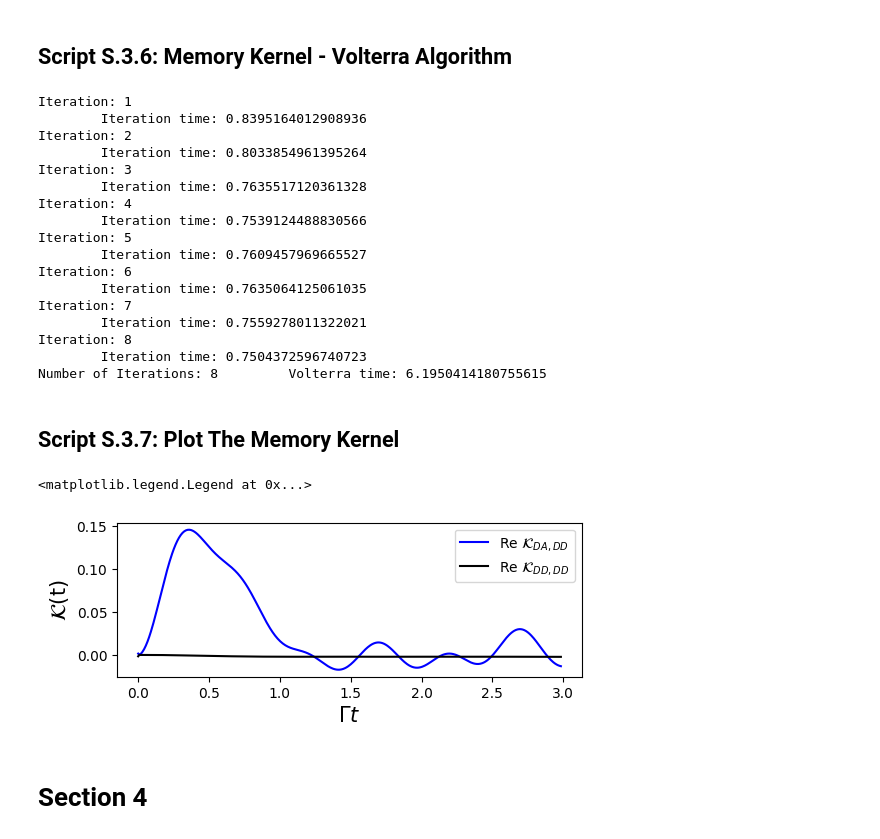
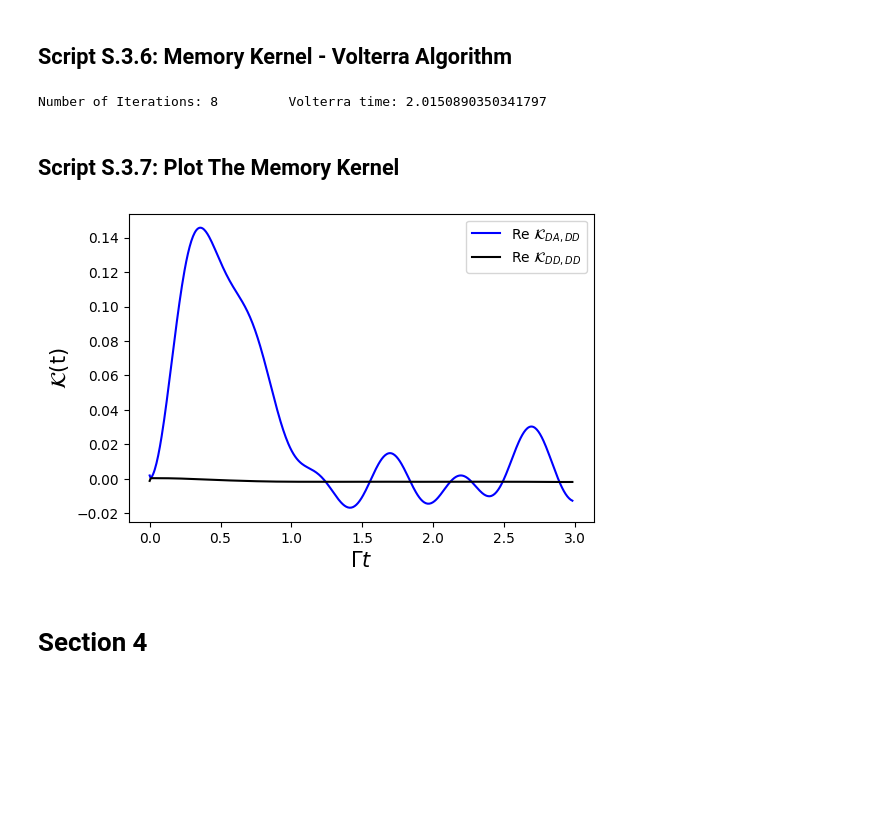
Before and after one commit to batistagroup/qflux, a Jupyter notebook: demos/manuscript/JCTC_VI.ipynb, the cells around one changed output. Drawn from its saved outputs; the diff is of its cells as text; code cells hidden in the pictures; blank space fills up the shorter version.

```diff
--- a/demos/manuscript/JCTC_VI.ipynb
+++ b/demos/manuscript/JCTC_VI.ipynb
@@ -188,11 +199,12 @@ for i in range(1,pa.TIME_STEPS):
   sigma_liou[i] = LA.expm(-1j*LN0*pa.DT)@sigma_liou[i-1]
 
 #read TT-TFD result and plot to compare
-timeVec, sigma_tt_tfd = wr.read_operator_array(pa.TIME_STEPS,"qflux/data/GQME_Example/TTTFD_Output/TFDSigma_")
-plt.figure(figsize=(6,2))
+timeVec, sigma_tt_tfd = wr.read_operator_array(pa.TIME_STEPS,f"{data_dir}/TTTFD_Output/TFDSigma_")
+plt.figure(figsize=(6,4))
 plt.plot(time_arr, sigma_liou[:,0].real,'b-', label='Liouvillian only')
 plt.plot(timeVec,  sigma_tt_tfd[:,0].real,'ko', markersize=4,markevery=15, label='TT-TFD')
 plt.xlabel(r'$\Gamma t$',fontsize=15)
 plt.ylabel(r'$\sigma_{DD}$(t)',fontsize=15)
-plt.legend(loc = 'upper right')
+plt.legend(loc = (0.22, 0.8))
+plt.show()
 # %% [output]
@@ -203,25 +214,26 @@ plt.legend(loc = 'upper right')
 # %% [markdown]
 ## Script S.3.1: Using QFlux To Obtain The Memory Kernel <a name="ScriptSpt3pt1"></a>
 # %%
-#1. get the propagator for memory kernel calculation
+# 1. Get the propagator for memory kernel calculation
 
-#The line below calculates all U elements with TT-TFD. The expected waiting time is 40 minutes on Google Colab.
-#To save time, the results are already pre-computed and saved, and Is_run_dynamics is therefore set as False.
-#The following code would still run normally. Please set Is_run_dynamics = True if one wishes to perform these calculations.
+# The line below calculates all U elements with TT-TFD. The expected waiting time is 40 minutes on Google Colab.
+# To save time, the results are already pre-computed and saved, and Is_run_dynamics is therefore set as False.
+# The following code would still run normally. Please set Is_run_dynamics = True if one wishes to perform these calculations.
+
 if Is_run_dynamics:
   print('==================now using tt-tfd to calculate propagator')
   timeVec,Gt = SBM.cal_propagator_tttfd()
   print('End of calculate propagator')
 
   #output the propagator
-  wr.output_superoper_array(timeVec,Gt,"qflux/data/GQME_Example/U_Output/U_")
+  wr.output_superoper_array(timeVec,Gt,f"{data_dir}/U_Output/U_")
 else:
-  timeVec,Gt = wr.read_superoper_array(pa.TIME_STEPS,"qflux/data/GQME_Example/U_Output/U_")
+  timeVec,Gt = wr.read_superoper_array(pa.TIME_STEPS,f"{data_dir}/U_Output/U_")
   SBM.setup_propagator(Gt)
 
 #2. volterra scheme: calculating the Memory kernel and output to the file
 kernel = SBM.get_memory_kernel()
 #output the kernel
-wr.output_superoper_array(timeVec,kernel,"qflux/data/GQME_Example/K_Output/K_")
+wr.output_superoper_array(timeVec,kernel,f"{data_dir}/K_Output/K_")
 # %% [output]
 Iteration: 1
@@ -297,7 +312,7 @@ if Is_run_dynamics:
 # %%
 def cal_F():
     #read the propagator data from files
-    timeVec,U = wr.read_superoper_array(pa.TIME_STEPS,"qflux/data/GQME_Example/U_Output/U_")
+    timeVec,U = wr.read_superoper_array(pa.TIME_STEPS,f"{data_dir}/U_Output/U_")
 
     F = np.zeros((pa.TIME_STEPS, pa.DOF_E_SQ, pa.DOF_E_SQ), dtype=np.complex128)
     Fdot = np.zeros((pa.TIME_STEPS, pa.DOF_E_SQ, pa.DOF_E_SQ), dtype=np.complex128)
@@ -357,15 +372,16 @@ def CalculateIntegral(F, linearTerm, prevKernel, kernel):
 ## Script S.3.6: Memory Kernel - Volterra Algorithm <a name="ScriptSpt3pt5"></a>
 # %%
 START_TIME = time.time() # starts timing
+
 # sets initial guess to the linear part
 prevKernel = linearTerm.copy()
 kernel = linearTerm.copy()
 
 # loop for iterations
-for numIter in range(1, pa.MAX_ITERS + 1):
+for numIter in tqdm(range(1, pa.MAX_ITERS + 1)):
 
     iterStartTime = time.time() # starts timing of iteration
-    print("Iteration:", numIter)
+    #print("Iteration:", numIter)
 
     # calculates kernel using prevKernel and trapezoidal rule
     kernel = CalculateIntegral(F, linearTerm, prevKernel, kernel)
@@ -383,7 +399,7 @@ for numIter in range(1, pa.MAX_ITERS + 1):
                 elif numIter == pa.MAX_ITERS:
                     print("\tK time step and matrix element that didn't converge: %s, %s%s"%(n,i,j))
 
-    print("\tIteration time:", time.time() - iterStartTime)
+    #print("\tIteration time:", time.time() - iterStartTime)
 
     # enters if all times steps and matrix elements of kernel converged
     if numConv == pa.TIME_STEPS * pa.DOF_E_SQ * pa.DOF_E_SQ:
@@ -391,7 +407,7 @@ for numIter in range(1, pa.MAX_ITERS + 1):
         print("Number of Iterations:", numIter, "\tVolterra time:", time.time() - START_TIME)
 
         # prints memory kernel to files
-        wr.output_superoper_array(timeVec,kernel,"qflux/data/GQME_Example/K_Output/K_")
+        wr.output_superoper_array(timeVec,kernel,f"{data_dir}/K_Output/K_")
 
         break # exits the iteration loop
 
@@ -405,36 +421,20 @@ for numIter in range(1, pa.MAX_ITERS + 1):
         print("\tERROR: Did not converge for %s iterations"%pa.MAX_ITERS)
         print("\tVolterra time:", print(time.time() - START_TIME))
 # %% [output]
-Iteration: 1
-        Iteration time: 0.8395164012908936
-Iteration: 2
-        Iteration time: 0.8033854961395264
-Iteration: 3
-        Iteration time: 0.7635517120361328
-Iteration: 4
-        Iteration time: 0.7539124488830566
-Iteration: 5
-        Iteration time: 0.7609457969665527
-Iteration: 6
-        Iteration time: 0.7635064125061035
-Iteration: 7
-        Iteration time: 0.7559278011322021
-Iteration: 8
-        Iteration time: 0.7504372596740723
-Number of Iterations: 8         Volterra time: 6.1950414180755615
+Number of Iterations: 8         Volterra time: 2.0150890350341797
 # %% [markdown]
 ## Script S.3.7: Plot The Memory Kernel <a name="ScriptSpt3pt7"></a>
 # %%
-# plot the kernel without the last two boundary points that have numerical errors
-plt.figure(figsize=(6,2))
+# Plot the kernel without the last two boundary points that have numerical errors
+plt.figure(figsize=(6,4))
 plt.plot(timeVec[:-2], kernel[:-2,1,0].real,'b-', label=r'Re $\mathcal{K}_{DA,DD}$')
 plt.plot(timeVec[:-2], kernel[:-2,0,0].real,'k-', label=r'Re $\mathcal{K}_{DD,DD}$')
 plt.xlabel(r'$\Gamma t$',fontsize=15)
 plt.ylabel(r'$\mathcal{K}$(t)',fontsize=15)
 plt.legend(loc = 'upper right')
+plt.show()
 # %% [output]
-<matplotlib.legend.Legend at 0x...>
-[figure, old version]
+[figure, new version]
 # %% [markdown]
 # Section 4
 # %% [markdown]
```
Also changed, not shown: parts of 19 cells of this notebook, 1 other file.
